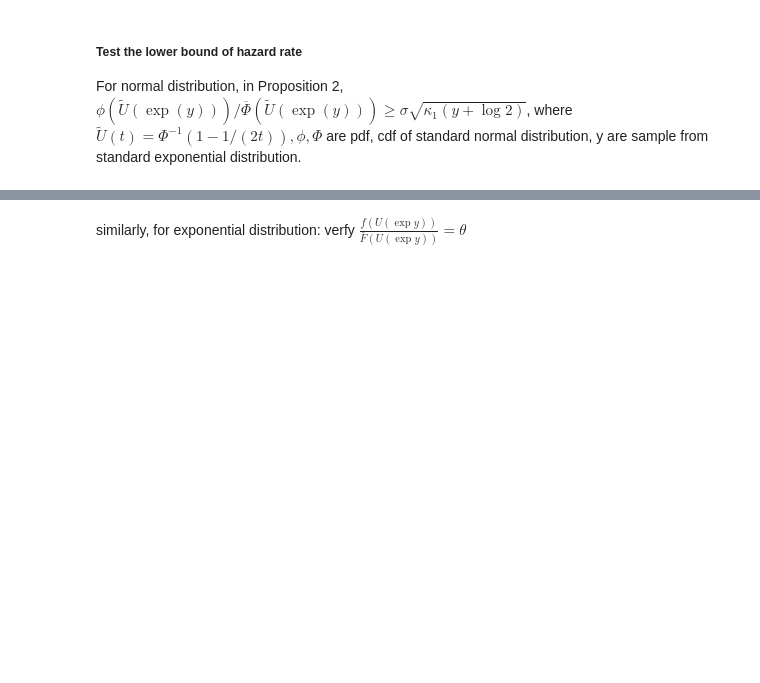
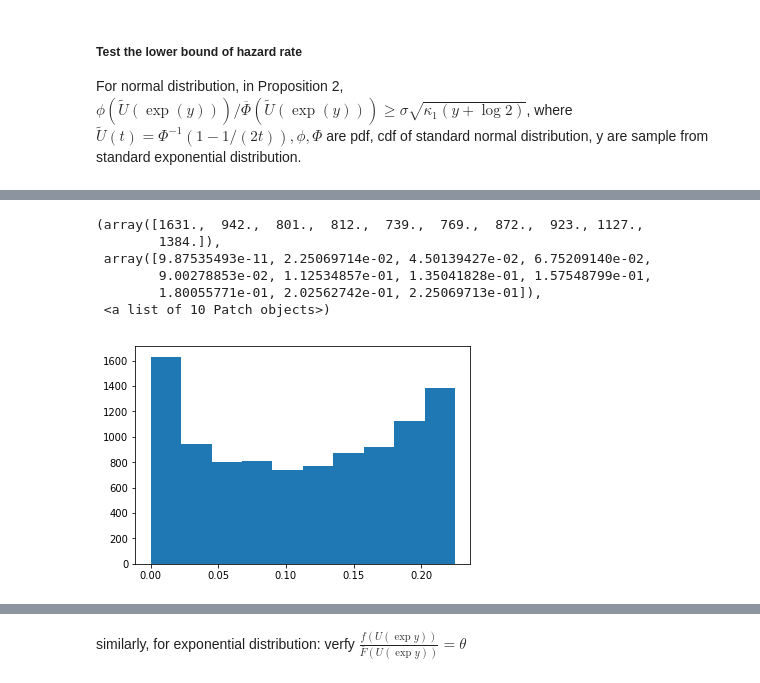
Before and after one commit to chengsoonong/eheye, a Jupyter notebook: UCB/OS_UCB/Sanity_test.ipynb, the cells around one changed output, grey strips where cells are left out. Saved outputs shown, nothing was run; the diff lists cells and outputs as text; code cells hidden in the pictures; blank space fills up the shorter version.

```diff
--- a/UCB/OS_UCB/Sanity_test.ipynb
+++ b/UCB/OS_UCB/Sanity_test.ipynb
@@ -89,0 +137,10 @@ plt.ylabel('hazard rate')
+# %%
+plt.hist(d_pdf(np.asarray(AbsGau_samples), sigma) * np.asarray(survival_list) - d_survival(np.asarray(AbsGau_samples), sigma) * np.asarray(pdf_list))
+# %% [output]
+(array([1631.,  942.,  801.,  812.,  739.,  769.,  872.,  923., 1127.,
+        1384.]),
+ array([9.87535493e-11, 2.25069714e-02, 4.50139427e-02, 6.75209140e-02,
+        9.00278853e-02, 1.12534857e-01, 1.35041828e-01, 1.57548799e-01,
+        1.80055771e-01, 2.02562742e-01, 2.25069713e-01]),
+ <a list of 10 Patch objects>)
+[figure, added]
```
Also changed, not shown: parts of 21 cells of this notebook, 7 other files.
